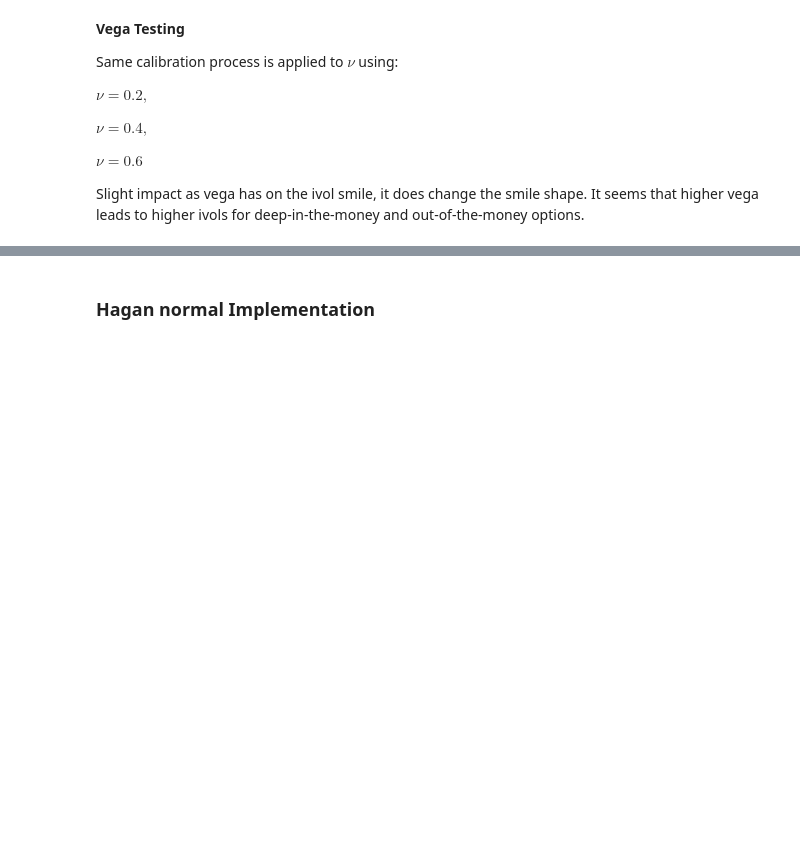
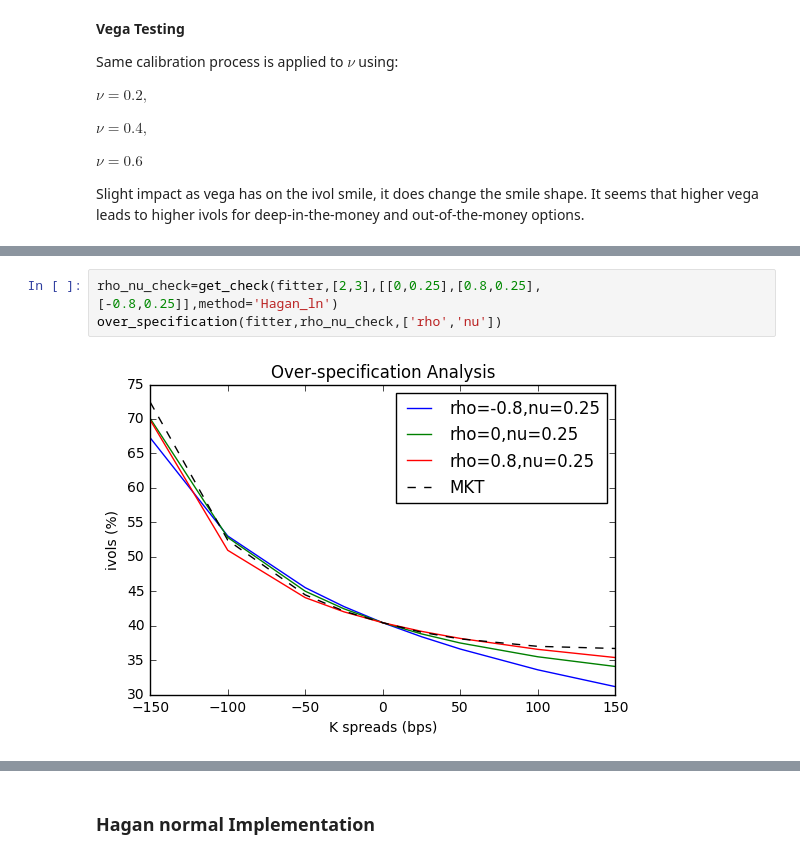
Before and after one commit to mollyxyh/CapstoneFall2017, a Jupyter notebook: Bin/overSpecification_driver.ipynb, the cells around one changed output, grey strips where cells are left out. Saved outputs shown, nothing was run; the diff lists cells and outputs as text; blank space fills up the shorter version.

```diff
--- a/Bin/overSpecification_driver.ipynb
+++ b/Bin/overSpecification_driver.ipynb
@@ -128,0 +240,5 @@ params fitted: alpha=0.225816, beta=0.855801, rho=-0.335230, nu=0.600000.
+# %%
+rho_nu_check=get_check(fitter,[2,3],[[0,0.25],[0.8,0.25],[-0.8,0.25]],method='Hagan_ln')
+over_specification(fitter,rho_nu_check,['rho','nu'])
+# %% [output]
+[figure, added]
```
Also changed, not shown: parts of 20 cells of this notebook, 23 other files.
